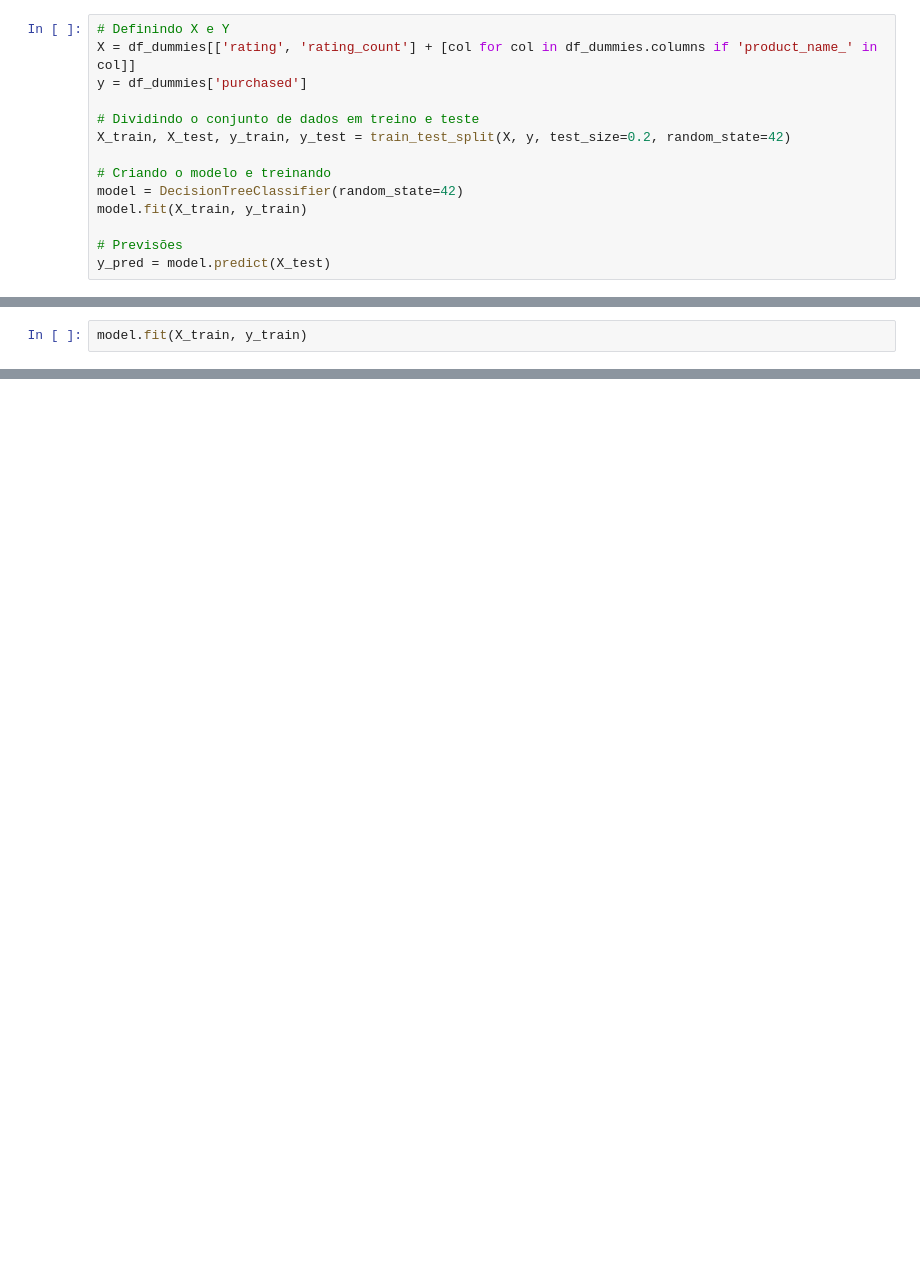
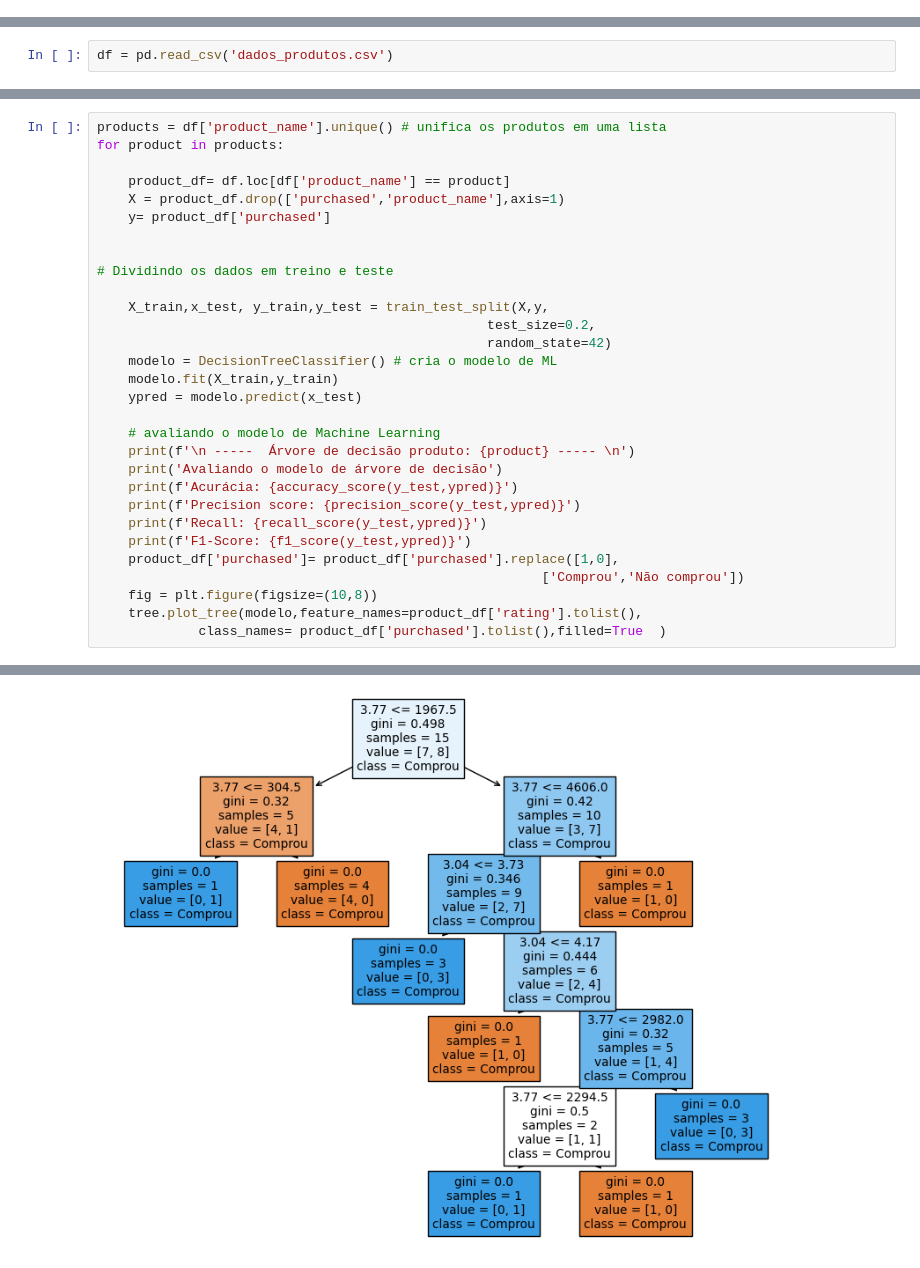
Before and after one commit to kaualayon/codigo_IABD2024, a Jupyter notebook: Formativa/exercicio.ipynb, the cells around one changed output, grey strips where cells are left out. Drawn from its saved outputs; the diff is of its cells as text; blank space fills up the shorter version.

```diff
--- a/Formativa/exercicio.ipynb
+++ b/Formativa/exercicio.ipynb
@@ -137,14 +0,0 @@ from sklearn.tree import DecisionTreeClassifier
-# %%
-# Definindo X e Y
-X = df_dummies[['rating', 'rating_count'] + [col for col in df_dummies.columns if 'product_name_' in col]]
-y = df_dummies['purchased']
-
-# Dividindo o conjunto de dados em treino e teste
-X_train, X_test, y_train, y_test = train_test_split(X, y, test_size=0.2, random_state=42)
-
-# Criando o modelo e treinando
-model = DecisionTreeClassifier(random_state=42)
-model.fit(X_train, y_train)
-
-# Previsões
-y_pred = model.predict(X_test)
@@ -166,2 +0,0 @@ model = DecisionTreeClassifier(random_state=42)
-# %%
-model.fit(X_train, y_train)
@@ -258,0 +11,2 @@ KeyError: 'product_name_Cafeteira'
+# %%
+df = pd.read_csv('dados_produtos.csv')
@@ -258,0 +97,31 @@ KeyError: 'product_name_Cafeteira'
+# %%
+products = df['product_name'].unique() # unifica os produtos em uma lista
+for product in products:
+
+    product_df= df.loc[df['product_name'] == product]
+    X = product_df.drop(['purchased','product_name'],axis=1)
+    y= product_df['purchased']
+
+
+# Dividindo os dados em treino e teste
+
+    X_train,x_test, y_train,y_test = train_test_split(X,y,
+                                                  test_size=0.2,
+                                                  random_state=42)
+    modelo = DecisionTreeClassifier() # cria o modelo de ML
+    modelo.fit(X_train,y_train)
+    ypred = modelo.predict(x_test)
+
+    # avaliando o modelo de Machine Learning
+    print(f'\n -----  Árvore de decisão produto: {product} ----- \n')
+    print('Avaliando o modelo de árvore de decisão')
+    print(f'Acurácia: {accuracy_score(y_test,ypred)}')
+    print(f'Precision score: {precision_score(y_test,ypred)}')
+    print(f'Recall: {recall_score(y_test,ypred)}')
+    print(f'F1-Score: {f1_score(y_test,ypred)}')
+    product_df['purchased']= product_df['purchased'].replace([1,0],
+                                                         ['Comprou','Não comprou'])
+    fig = plt.figure(figsize=(10,8))
+    tree.plot_tree(modelo,feature_names=product_df['rating'].tolist(),
+             class_names= product_df['purchased'].tolist(),filled=True  )
+# %% [output]
@@ -258,0 +145 @@ KeyError: 'product_name_Cafeteira'
+[figure, added]
```
Also changed, not shown: parts of 43 cells of this notebook, 2 other files.
